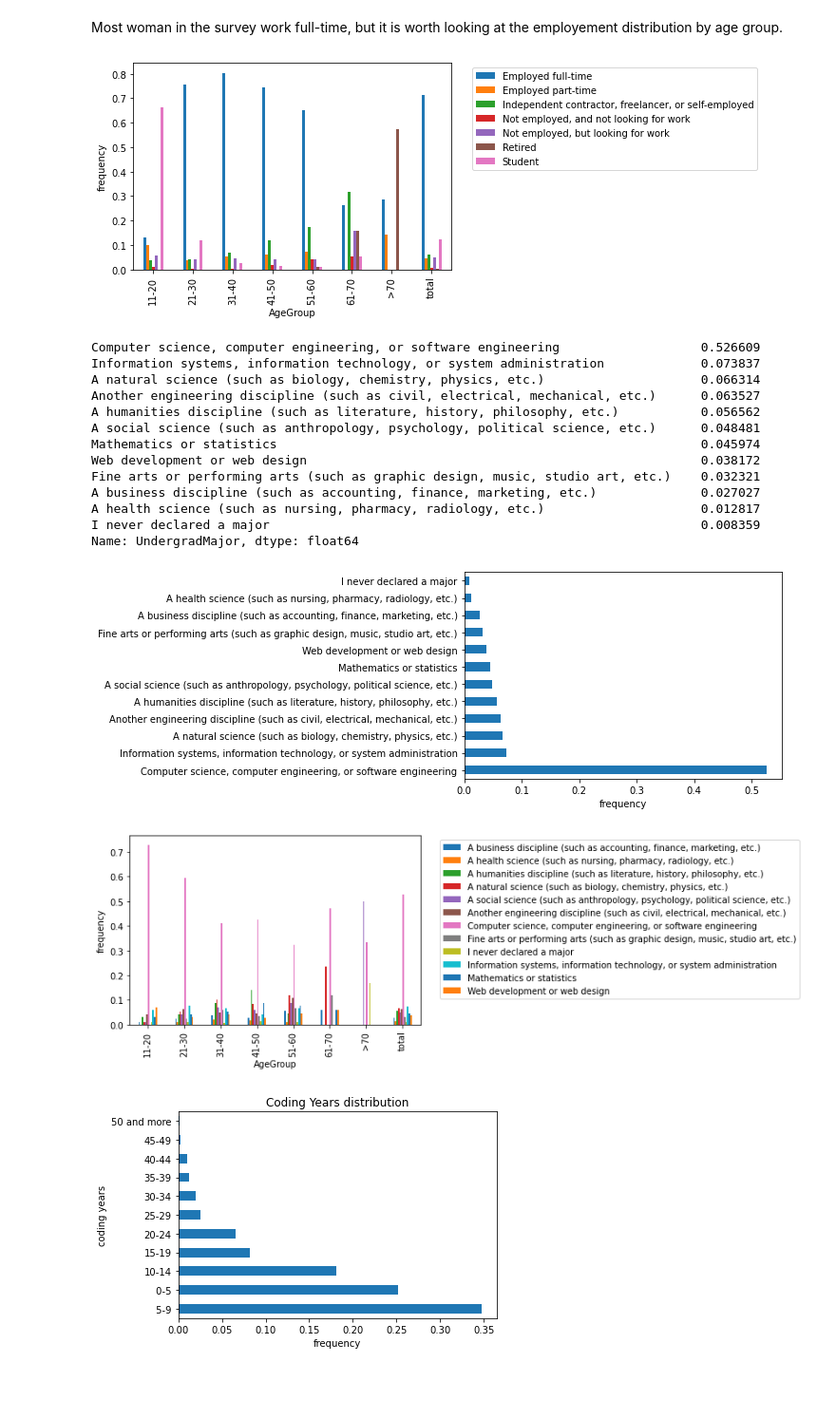
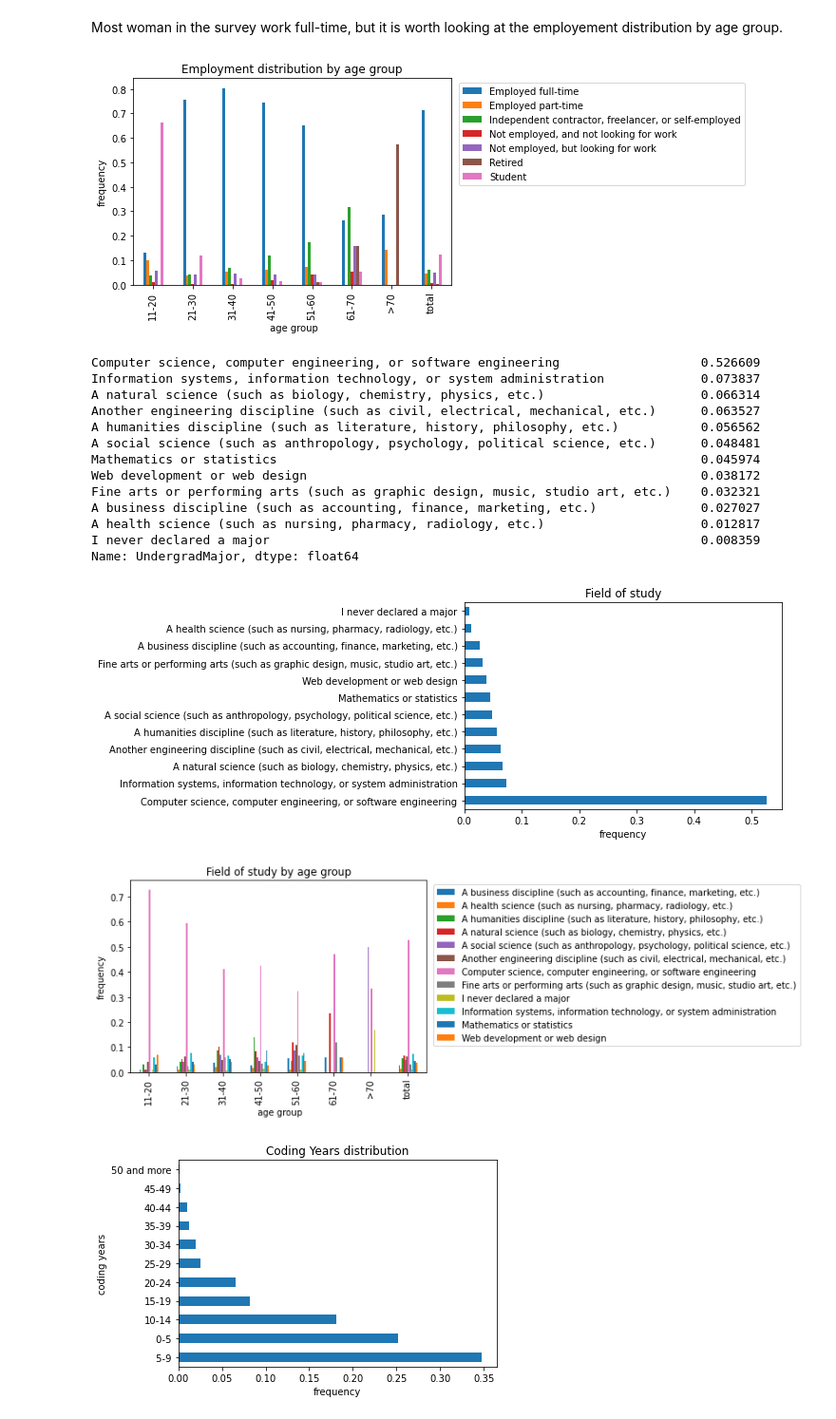
Before and after one commit to saskiakutz/Women_in_stack_overflow_2020, a Jupyter notebook: stackoverflow_survey_2020.ipynb, the cells around one changed output. Shown at 95% size. Cells and saved outputs as stored; diff of their text form; code cells hidden in the pictures; blank space fills up the shorter version.

```diff
--- a/stackoverflow_survey_2020.ipynb
+++ b/stackoverflow_survey_2020.ipynb
@@ -340,7 +341,7 @@ Text(0.5, 0, 'frequency')
 # %% [markdown]
 Most woman in the survey work full-time, but it is worth looking at the employement distribution by age group.
 # %%
-def age_empl(df, col1, col2, col3, total=True, plot=True):
+def age_empl(df, col1, col2, col3, total=True, plot=True, title=None):
     """
     INPUT
         df - pandas dataframe with the data holding the necessary columns
@@ -357,41 +358,46 @@ def age_empl(df, col1, col2, col3, total=True, plot=True):
         if tmp_df.loc[idx, col1] < 10:
             continue
             #tmp_df.loc[idx, col2] = age_groups[0]
         elif 21 > tmp_df.loc[idx, col1] > 10:
             tmp_df.loc[idx, col2] = age_groups[1]
         elif 31 > tmp_df.loc[idx, col1] > 20:
             tmp_df.loc[idx, col2] = age_groups[2]
         elif 41 > tmp_df.loc[idx, col1] > 30:
             tmp_df.loc[idx, col2] = age_groups[3]
         elif 51 > tmp_df.loc[idx, col1] > 40:
             tmp_df.loc[idx, col2] = age_groups[4]
         elif 61 > tmp_df.loc[idx, col1] > 50:
             tmp_df.loc[idx, col2] = age_groups[5]
         elif 71 > tmp_df.loc[idx, col1] > 60:
             tmp_df.loc[idx, col2] = age_groups[6]
         elif tmp_df.loc[idx, col1] > 70:
             tmp_df.loc[idx, col2] = age_groups[7]
         else:
             continue
     if total:
         col3_total = 'total'
         tmp_df = tmp_df.rename({col3: col3_total}, axis='columns')
         df_emp = tmp_df.groupby(col2)[col3_total].value_counts(normalize=True).unstack(fill_value=0)
         df_emp = df_emp.append(tmp_df[col3_total].value_counts(normalize=True))
     else:
         df_emp = tmp_df[col3].value_counts()
     df_emp.plot(kind='bar')
     plt.ylabel('frequency')
-    plt.legend(bbox_to_anchor=(1.05, 1))
+    plt.xlabel(' age group')
+    plt.title(title)
+    plt.legend(bbox_to_anchor=(1.01, 1))
+    # plt.savefig("education_per_age.png", bbox_inches='tight')
+    plt.show()
 
-age_empl(df_woman, 'Age', 'AgeGroup', 'Employment', total=True)
+age_empl(df_woman, 'Age', 'AgeGroup', 'Employment', total=True, title='Employment distribution by age group')
 # %% [output]
-[figure, old version]
+[figure, new version]
 # %%
 #field of major
 woman_major = df_woman['UndergradMajor'].value_counts()
 (woman_major/woman_major.sum()).plot(kind='barh');
 plt.xlabel('frequency');
+plt.title('Field of study')
 (woman_major/woman_major.sum())
 # %% [output]
 Computer science, computer engineering, or software engineering                   0.526609
@@ -407,12 +413,12 @@ A business discipline (such as accounting, finance, marketing, etc.)
 A health science (such as nursing, pharmacy, radiology, etc.)                     0.012817
 I never declared a major                                                          0.008359
 Name: UndergradMajor, dtype: float64
-[figure, old version]
+[figure, new version]
 # %%
 #major distribution by age group
-age_empl(df_woman, 'Age', 'AgeGroup', 'UndergradMajor', total=True, plot=True)
+age_empl(df_woman, 'Age', 'AgeGroup', 'UndergradMajor', total=True, plot=True, title='Field of study by age group')
 # %% [output]
-[figure, old version]
+[figure, new version]
 # %%
 # similar to the age, the years of coding need groups.
 coding_groups = [' 0-5', ' 5-9', '10-14', '15-19', '20-24', '25-29', '30-34', '35-39', '40-44', '45-49', '50 and more']
```
Also changed, not shown: parts of 7 cells of this notebook.
